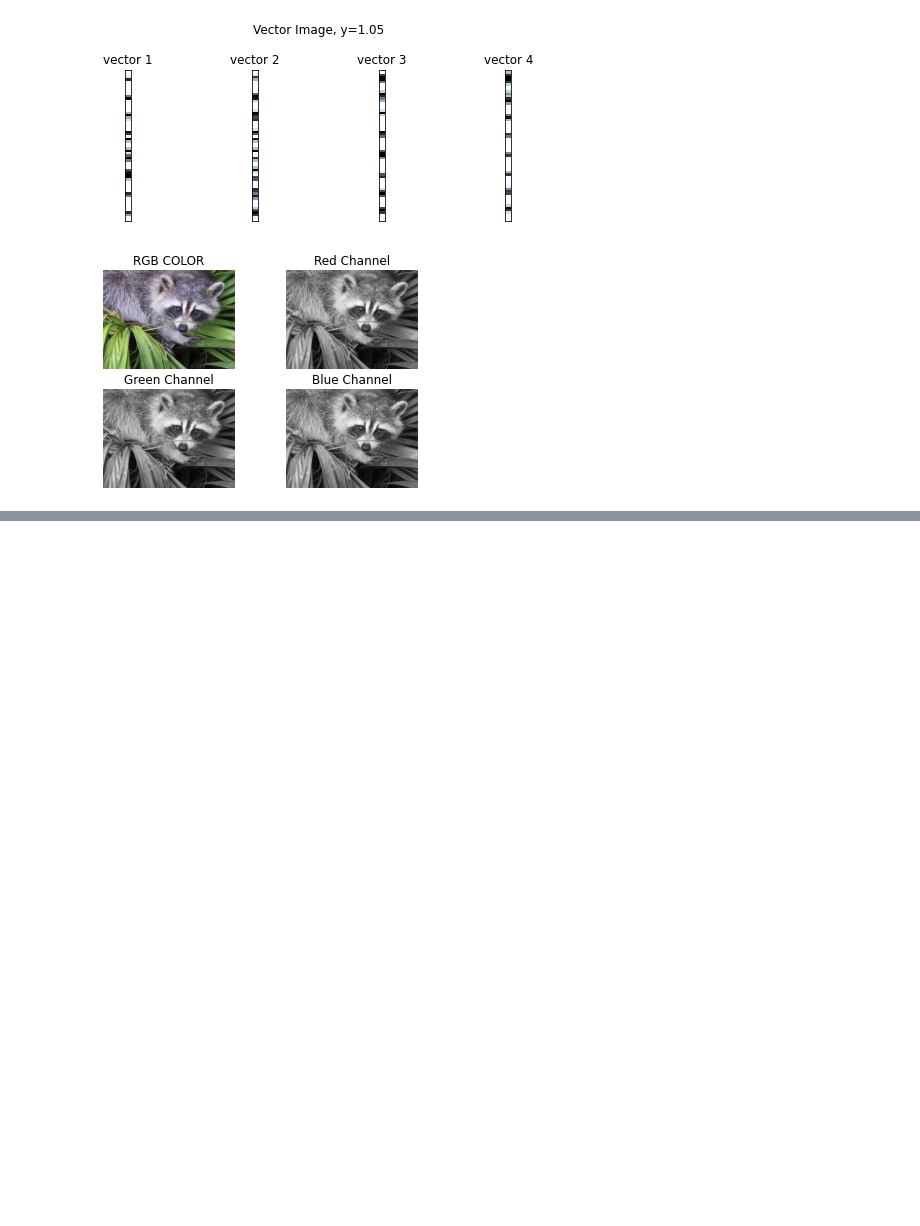
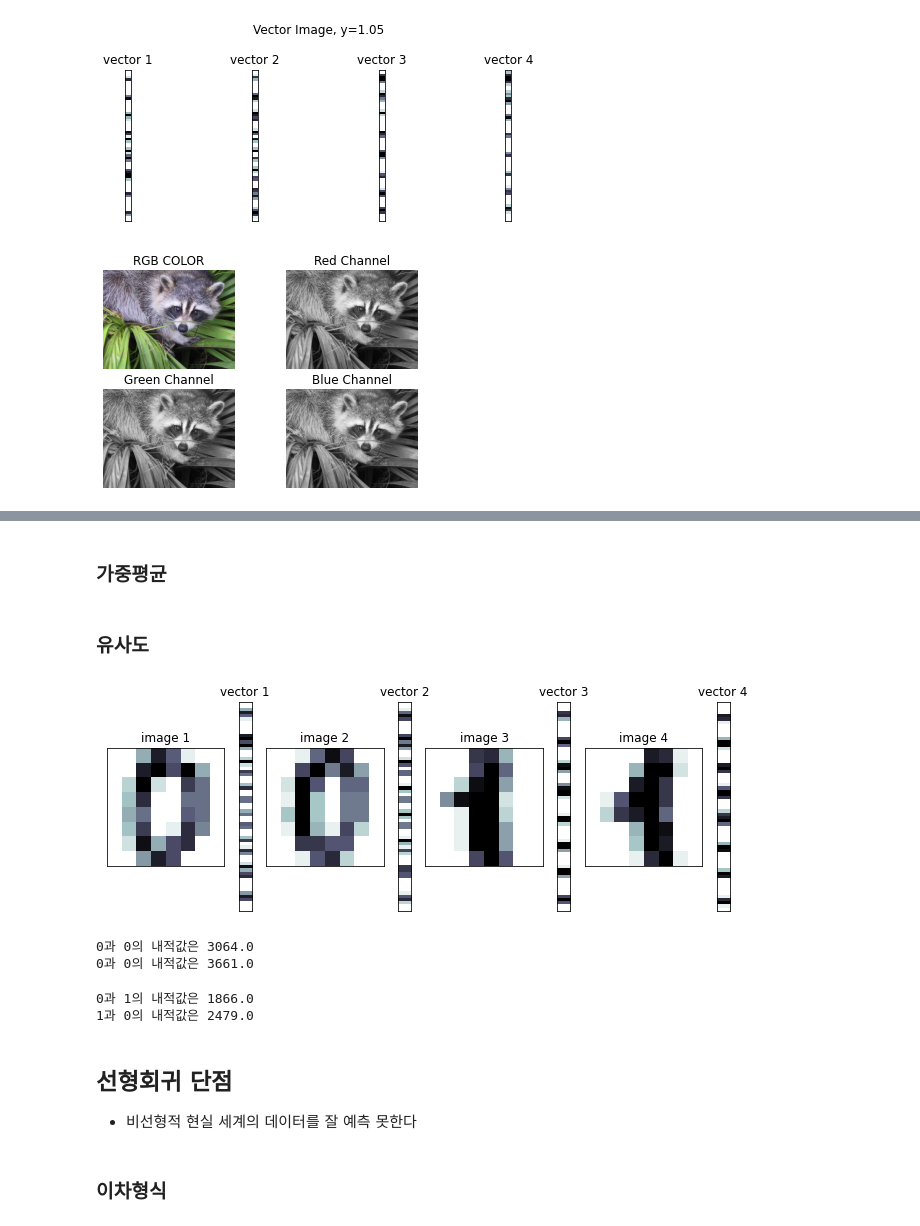
Before and after one commit to FLY-CODE77/ML, a Jupyter notebook: DATASCHOOL/LinearAlgebra-numpy.ipynb, the cells around one changed output, grey strips where cells are left out. Saved outputs shown, nothing was run; the diff lists cells and outputs as text; code cells hidden in the pictures; blank space fills up the shorter version.

```diff
--- a/DATASCHOOL/LinearAlgebra-numpy.ipynb
+++ b/DATASCHOOL/LinearAlgebra-numpy.ipynb
@@ -98,0 +157,2 @@ plt.show()
+# %% [markdown]
+### 가중평균
@@ -98,0 +161,2 @@ plt.show()
+# %% [markdown]
+### 유사도
@@ -98,0 +166,50 @@ plt.show()
+# %%
+from sklearn.datasets import load_digits
+import matplotlib.gridspec as gridspec
+import matplotlib.pylab as plt
+
+digits = load_digits()
+d1 = digits.images[0]
+d2 = digits.images[10]
+d3 = digits.images[1]
+d4 = digits.images[11]
+v1 = d1.reshape(64, 1)
+v2 = d2.reshape(64, 1)
+v3 = d3.reshape(64, 1)
+v4 = d4.reshape(64, 1)
+
+
+plt.figure(figsize=(9, 9))
+gs = gridspec.GridSpec(1, 8, height_ratios=[1],
+                       width_ratios=[9, 1, 9, 1, 9, 1, 9, 1])
+for i in range(4):
+    plt.subplot(gs[2 * i])
+    plt.imshow(eval("d" + str(i + 1)), aspect=1,
+               interpolation='nearest', cmap=plt.cm.bone_r)
+    plt.grid(False)
+    plt.xticks([])
+    plt.yticks([])
+    plt.title("image {}".format(i + 1))
+    plt.subplot(gs[2 * i + 1])
+    plt.imshow(eval("v" + str(i + 1)), aspect=0.25,
+               interpolation='nearest', cmap=plt.cm.bone_r)
+    plt.grid(False)
+    plt.xticks([])
+    plt.yticks([])
+    plt.title("vector {}".format(i + 1))
+plt.tight_layout()
+plt.show()
+# %% [output]
+[figure, added]
+# %%
+print("0과 0의 내적값은" ,(v1.T@v2)[0][0])
+print("0과 0의 내적값은" ,(v3.T@v4)[0][0])
+# %% [output]
+0과 0의 내적값은 3064.0
+0과 0의 내적값은 3661.0
+# %%
+print("0과 1의 내적값은" ,(v1.T@v3)[0][0])
+print("1과 0의 내적값은" ,(v2.T@v4)[0][0])
+# %% [output]
+0과 1의 내적값은 1866.0
+1과 0의 내적값은 2479.0
@@ -98,0 +218,5 @@ plt.show()
+# %% [markdown]
+## 선형회귀 단점
+- 비선형적 현실 세계의 데이터를 잘 예측 못한다
+# %% [markdown]
+### 이차형식
```
Also changed, not shown: parts of 19 cells of this notebook.
